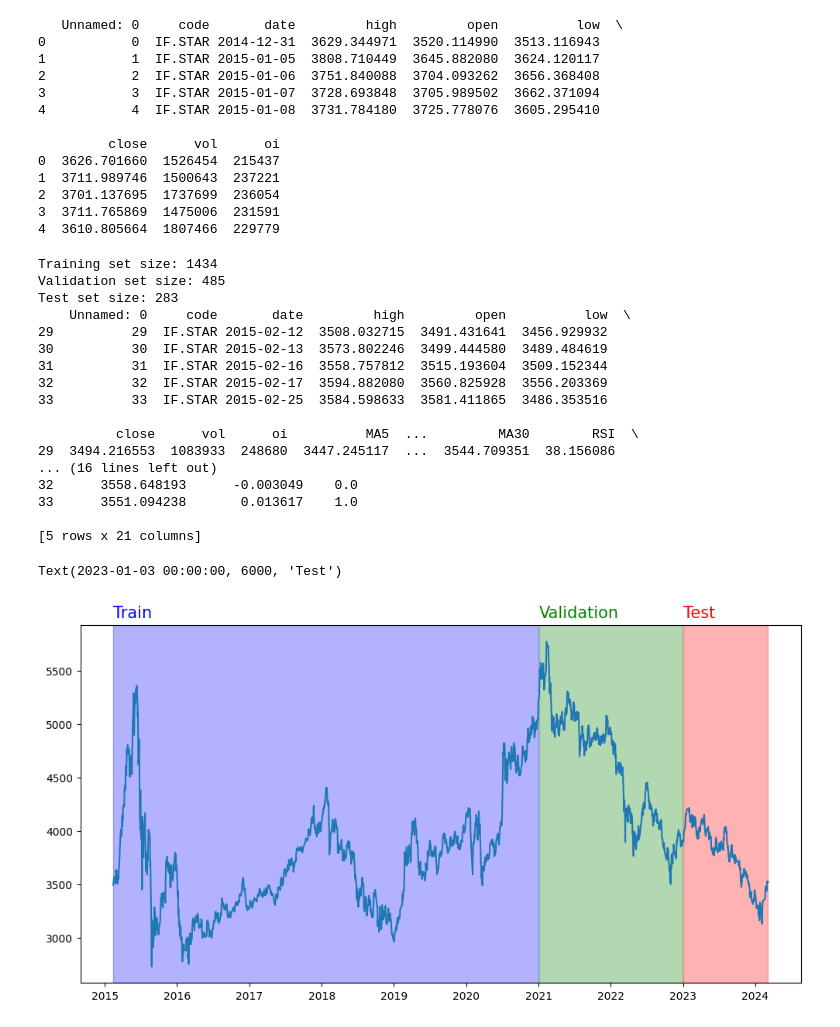
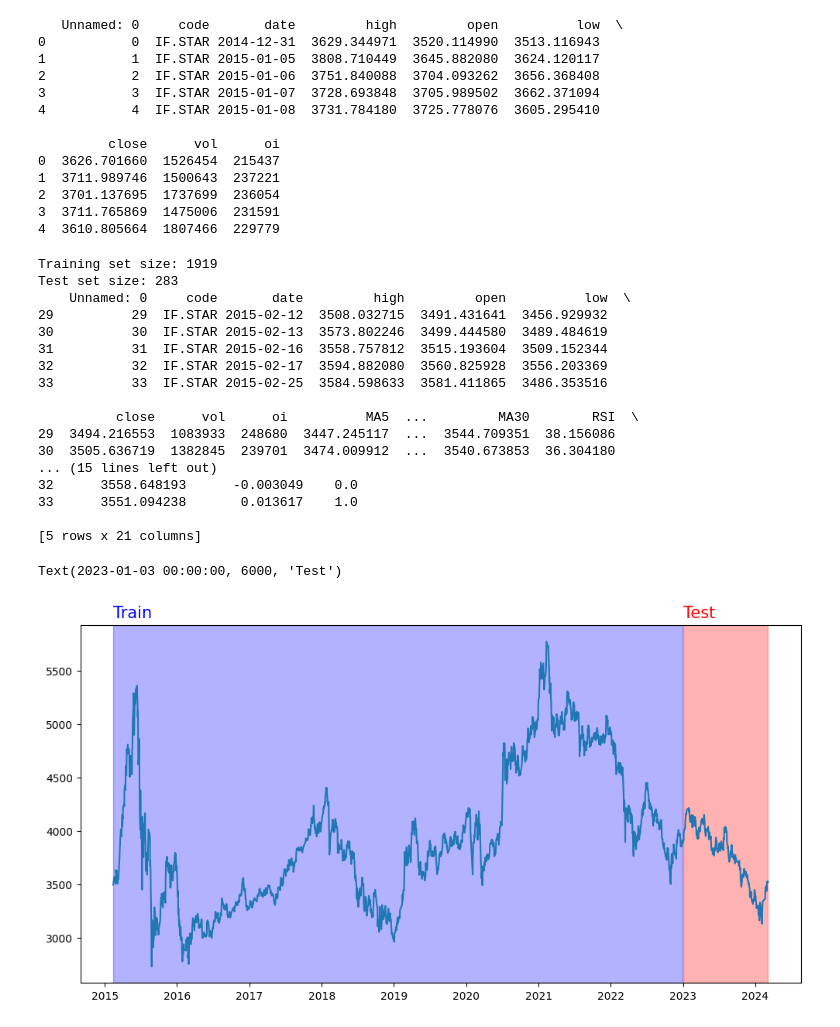
Before and after one commit to AndyBlocker/CS28011-RL4quant, a Jupyter notebook: RL4quant.ipynb, the cells around one changed output. Drawn from its saved outputs; the diff is of its cells as text; code cells hidden in the pictures.

```diff
--- a/RL4quant.ipynb
+++ b/RL4quant.ipynb
@@ -82,19 +82,16 @@ def feature_eng(df):
 
 feature_eng(full_data)
 
-train_data = full_data[full_data['date'] <= '2020-12-31']
-val_data = full_data[(full_data['date'] > '2020-12-31') & (full_data['date'] <= '2022-12-31')]
+train_data = full_data[full_data['date'] <= '2022-12-31']
 test_data = full_data[full_data['date'] > '2022-12-31']
-# test_data.loc[test_data.index, 'label'] = 0
+test_data.loc[test_data.index, 'label'] = 0
 
 print(f"Training set size: {train_data.shape[0]}")
-print(f"Validation set size: {val_data.shape[0]}")
 print(f"Test set size: {test_data.shape[0]}")
 
 print(train_data.head())
 # %% [output]
-Training set size: 1434
-Validation set size: 485
+Training set size: 1919
 Test set size: 283
     Unnamed: 0     code       date         high         open          low  \
 29          29  IF.STAR 2015-02-12  3508.032715  3491.431641  3456.929932
@@ -105,28 +102,28 @@ Test set size: 283
 
           close      vol      oi          MA5  ...         MA30        RSI  \
 29  3494.216553  1083933  248680  3447.245117  ...  3544.709351  38.156086
-... (16 lines left out)
+30  3505.636719  1382845  239701  3474.009912  ...  3540.673853  36.304180
+... (15 lines left out)
 32      3558.648193      -0.003049    0.0
 33      3551.094238       0.013617    1.0
 
 [5 rows x 21 columns]
 # %%
-# debug
 import matplotlib.pyplot as plt
 
 # plot full_data['close']
 plt.figure(figsize=(12, 6))
 plt.plot(full_data['date'], full_data['close'])
 
 # use different background colors to show train_data, val_data, test_data
 plt.axvspan(train_data['date'].iloc[0], train_data['date'].iloc[-1], color='blue', alpha=0.3)
 plt.text(train_data['date'].iloc[0], 6000, 'Train', color='blue', fontsize=15)
 
-plt.axvspan(val_data['date'].iloc[0], val_data['date'].iloc[-1], color='green', alpha=0.3)
-plt.text(val_data['date'].iloc[0], 6000, 'Validation', color='green', fontsize=15)
+# plt.axvspan(val_data['date'].iloc[0], val_data['date'].iloc[-1], color='green', alpha=0.3)
+# plt.text(val_data['date'].iloc[0], 6000, 'Validation', color='green', fontsize=15)
 
 plt.axvspan(test_data['date'].iloc[0], test_data['date'].iloc[-1], color='red', alpha=0.3)
 plt.text(test_data['date'].iloc[0], 6000, 'Test', color='red', fontsize=15)
 # %% [output]
 Text(2023-01-03 00:00:00, 6000, 'Test')
-[figure, old version]
+[figure, new version]
```
Also changed, not shown: parts of 4 cells of this notebook.
